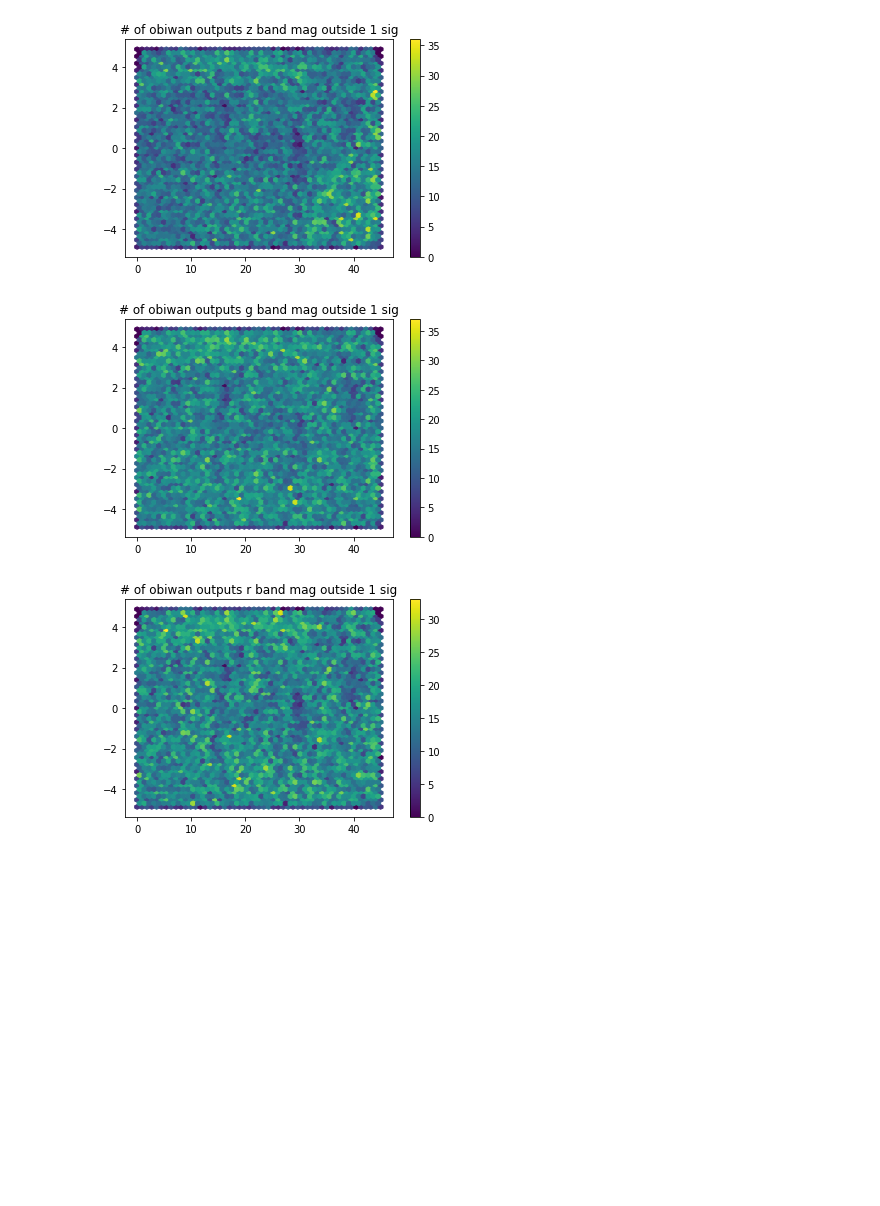
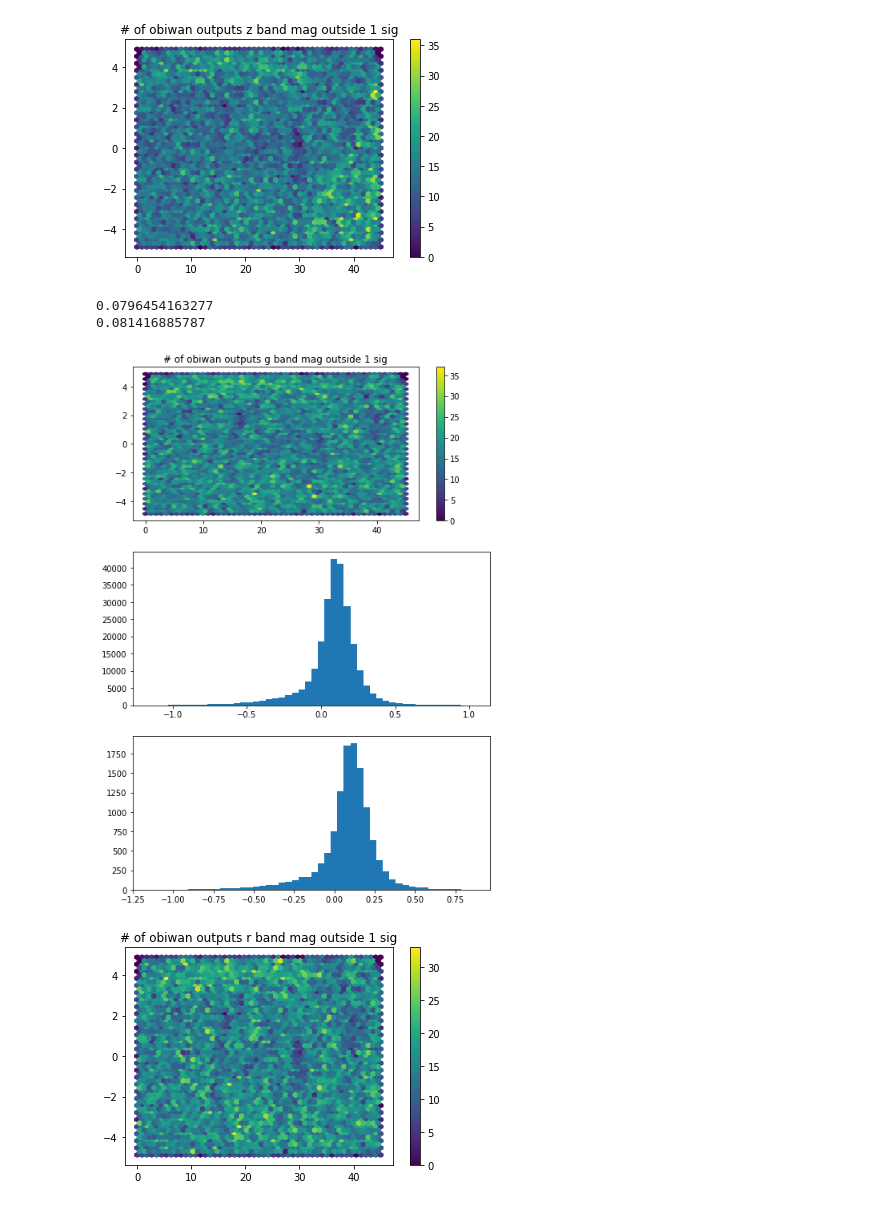
Before and after one commit to DriftingPig/Drones, a Jupyter notebook: obiwan_analysis/ang_corr/ipynb/200per_0215_validation.ipynb, the cells around one changed output. Saved outputs shown, nothing was run; the diff lists cells and outputs as text; code cells hidden in the pictures; blank space fills up the shorter version.

```diff
--- a/obiwan_analysis/ang_corr/ipynb/200per_0215_validation.ipynb
+++ b/obiwan_analysis/ang_corr/ipynb/200per_0215_validation.ipynb
@@ -98,10 +80,26 @@ def mag_dist(mag,data):
 mag_dist('z',obiwan)
 # %% [output]
 [figure]
-# %%
-mag_dist('g',obiwan)
-# %% [output]
-[figure, removed]
+# %%
+plt.figure(figsize = (8,12))
+plt.subplot(3,1,1)
+mag_dist('g',obiwan)
+g     = 22.5 - 2.5 * np.log10(obiwan['flux_g'] / obiwan['mw_transmission_g'])
+plt.subplot(3,1,2)
+hst = plt.hist(g-obiwan['g'],bins = 50)
+print((g-obiwan['g']).mean())
+ra = obiwan['ra']
+dec = obiwan['dec']
+sel = (ra>27)&(ra<33)&(dec>-2)&(dec<2)
+obiwan_sel = obiwan[sel]
+g_sel = 22.5 - 2.5 * np.log10(obiwan_sel['flux_g'] / obiwan_sel['mw_transmission_g'])
+plt.subplot(3,1,3)
+hist = plt.hist(g_sel - obiwan_sel['g'],bins = 50)
+print((g_sel - obiwan_sel['g']).mean())
+# %% [output]
+0.0796454163277
+0.081416885787
+[figure, added]
 # %%
 mag_dist('r',obiwan)
 # %% [output]
```
Also changed, not shown: parts of 3 cells of this notebook.
